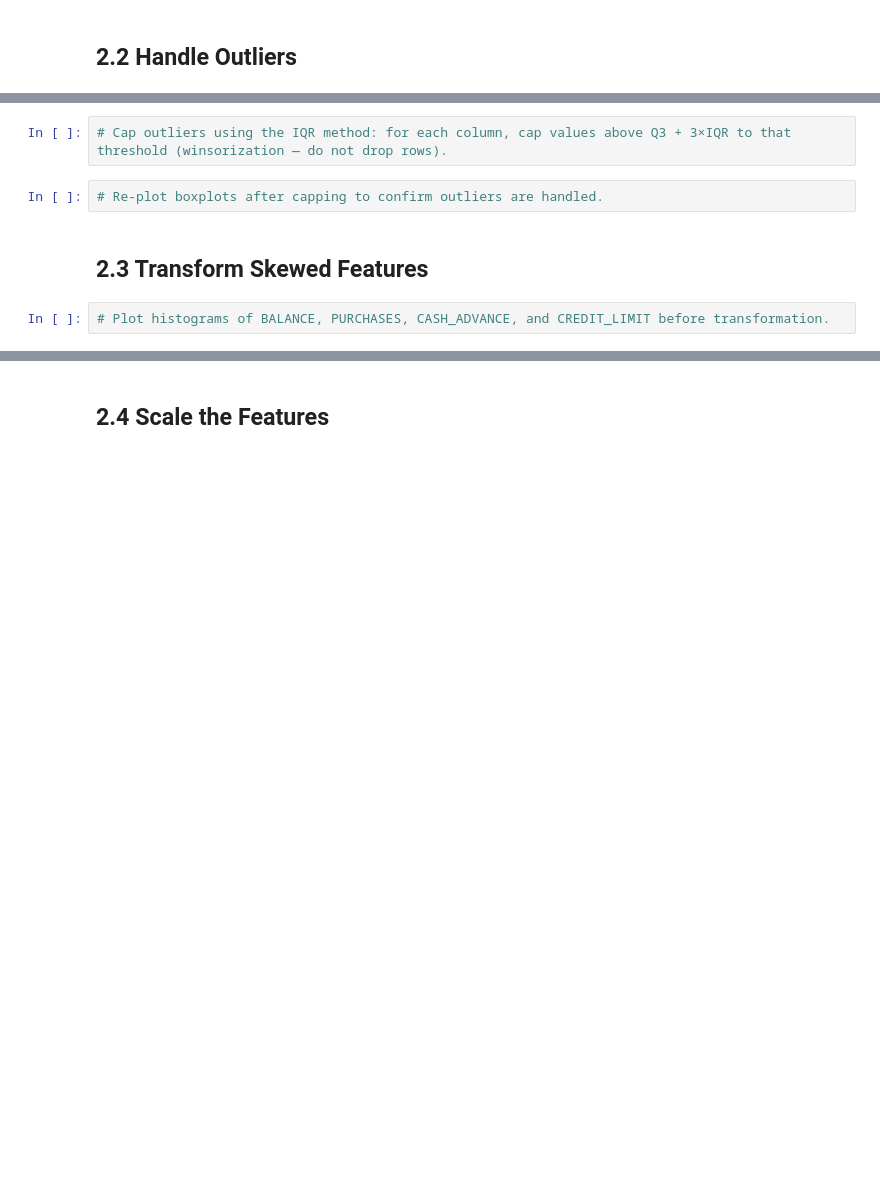
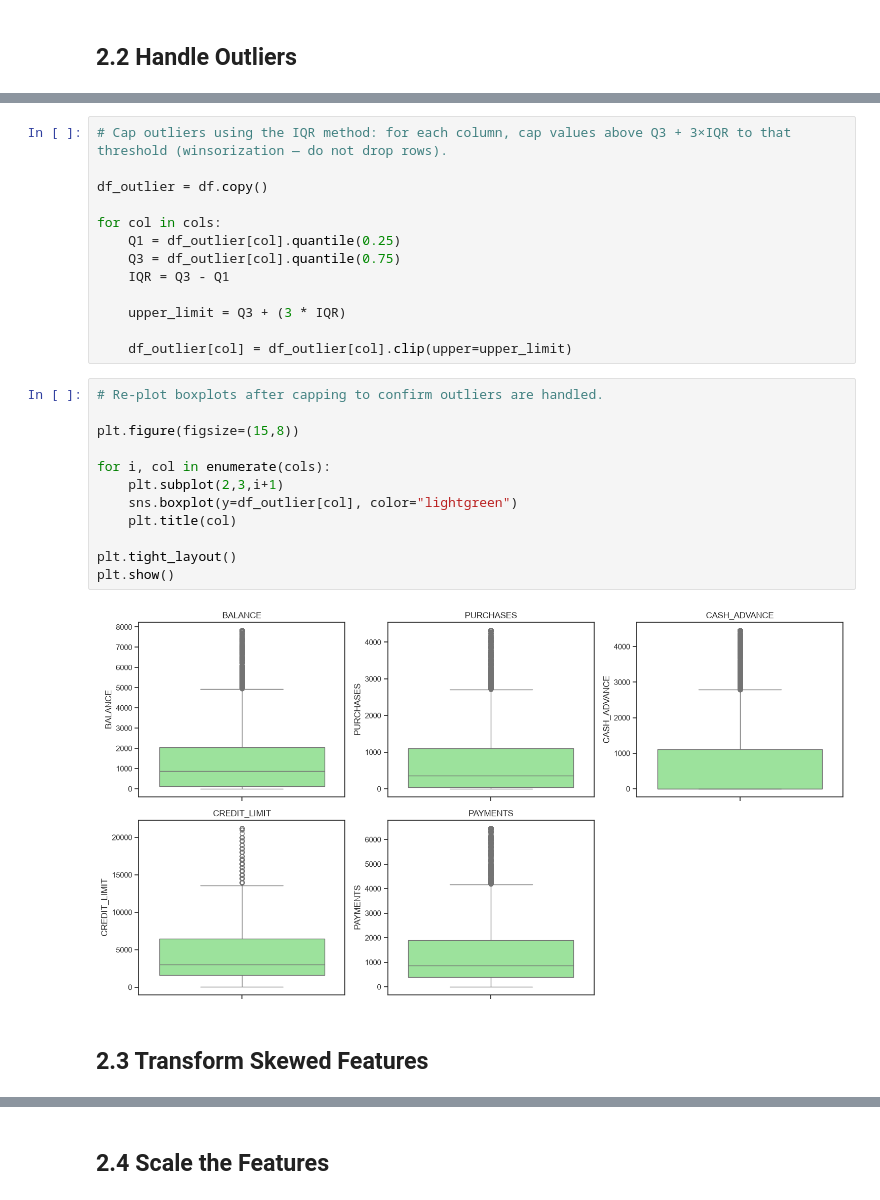
Before and after one commit to krisha12345819/creditcard-segmentation-unsupervised-learning, a Jupyter notebook: CreditCardSegmentation_UnsupervisedLearning.ipynb, the cells around one changed output, grey strips where cells are left out. Saved outputs shown, nothing was run; the diff lists cells and outputs as text; blank space fills up the shorter version.

```diff
--- a/CreditCardSegmentation_UnsupervisedLearning.ipynb
+++ b/CreditCardSegmentation_UnsupervisedLearning.ipynb
@@ -290,8 +328,29 @@ This analysis checks whether a small percentage of customers contribute to most
 # %%
 # Cap outliers using the IQR method: for each column, cap values above Q3 + 3×IQR to that threshold (winsorization — do not drop rows).
+
+df_outlier = df.copy()
+
+for col in cols:
+    Q1 = df_outlier[col].quantile(0.25)
+    Q3 = df_outlier[col].quantile(0.75)
+    IQR = Q3 - Q1
+
+    upper_limit = Q3 + (3 * IQR)
+
+    df_outlier[col] = df_outlier[col].clip(upper=upper_limit)
-# %%
-# Re-plot boxplots after capping to confirm outliers are handled.
+# %%
+# Re-plot boxplots after capping to confirm outliers are handled.
+
+plt.figure(figsize=(15,8))
+
+for i, col in enumerate(cols):
+    plt.subplot(2,3,i+1)
+    sns.boxplot(y=df_outlier[col], color="lightgreen")
+    plt.title(col)
+
+plt.tight_layout()
+plt.show()
+# %% [output]
+[figure, added]
 # %% [markdown]
 ## 2.3  Transform Skewed Features
-# %%
-# Plot histograms of BALANCE, PURCHASES, CASH_ADVANCE, and CREDIT_LIMIT before transformation.
```
Also changed, not shown: parts of 114 cells of this notebook, 3 other files.
